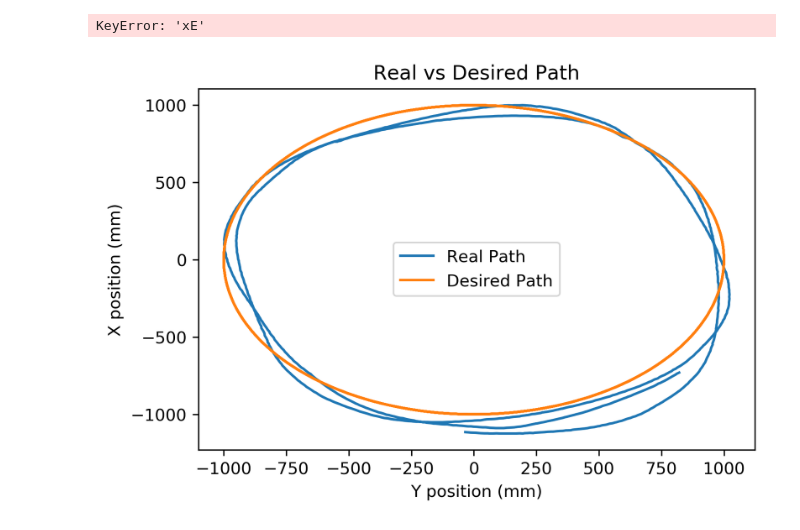
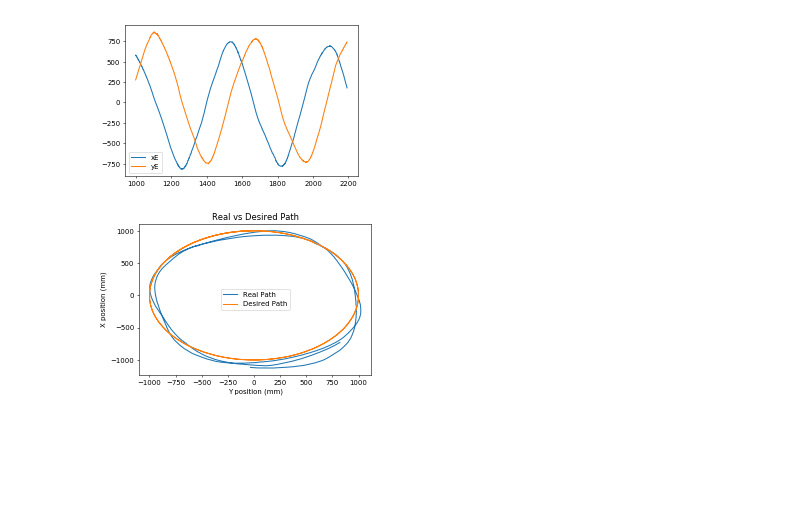
Before and after one commit to dyerbm/OmniWheel, a Jupyter notebook: Omniwheel VICON Code/DataProcessing.ipynb, the cells around one changed output. Saved outputs shown, nothing was run; the diff lists cells and outputs as text; code cells hidden in the pictures; blank space fills up the shorter version.

```diff
--- a/Omniwheel VICON Code/DataProcessing.ipynb
+++ b/Omniwheel VICON Code/DataProcessing.ipynb
@@ -57,21 +63,19 @@ plt.show()
 # %%
-plt.plot(data['timeglobal'],data['xE'],data['timeglobal'],data['yE'])
+plt.plot(data['xE'][1000:])
+plt.plot(data['yE'][1000:])
 plt.legend(["xE","yE"])
 plt.show()
-
-plt.plot(data['timeglobal'],data['thetaE'])
-plt.show()
 # %% [output]
-KeyError: 'xE'
+[figure, added]
 # %%
-plt.plot(data['xR'][1000:],data['yR'][1000:],data['yD'],data['xD'])
+plt.plot(data['xR'][1000:],data['yR'][1000:],data['yD'][1000:],data['xD'][1000:])
 plt.xlabel('Y position (mm)')
 plt.ylabel('X position (mm)')
 plt.legend(['Real Path', 'Desired Path'])
 plt.title('Real vs Desired Path')
 plt.show()
 # %% [output]
-[figure, old version]
+[figure, new version]
 # %%
 plt.plot(data['timeglobal'][:-745],data['xR'][:-745]-data['yD'][:-745],data['timeglobal'][:-745],data['yR'][:-745]-data['xD'][:-745])
 plt.legend(['$x_{error}$','$y_{error}$'])
```
Also changed, not shown: parts of 12 cells of this notebook, 1 other file.
